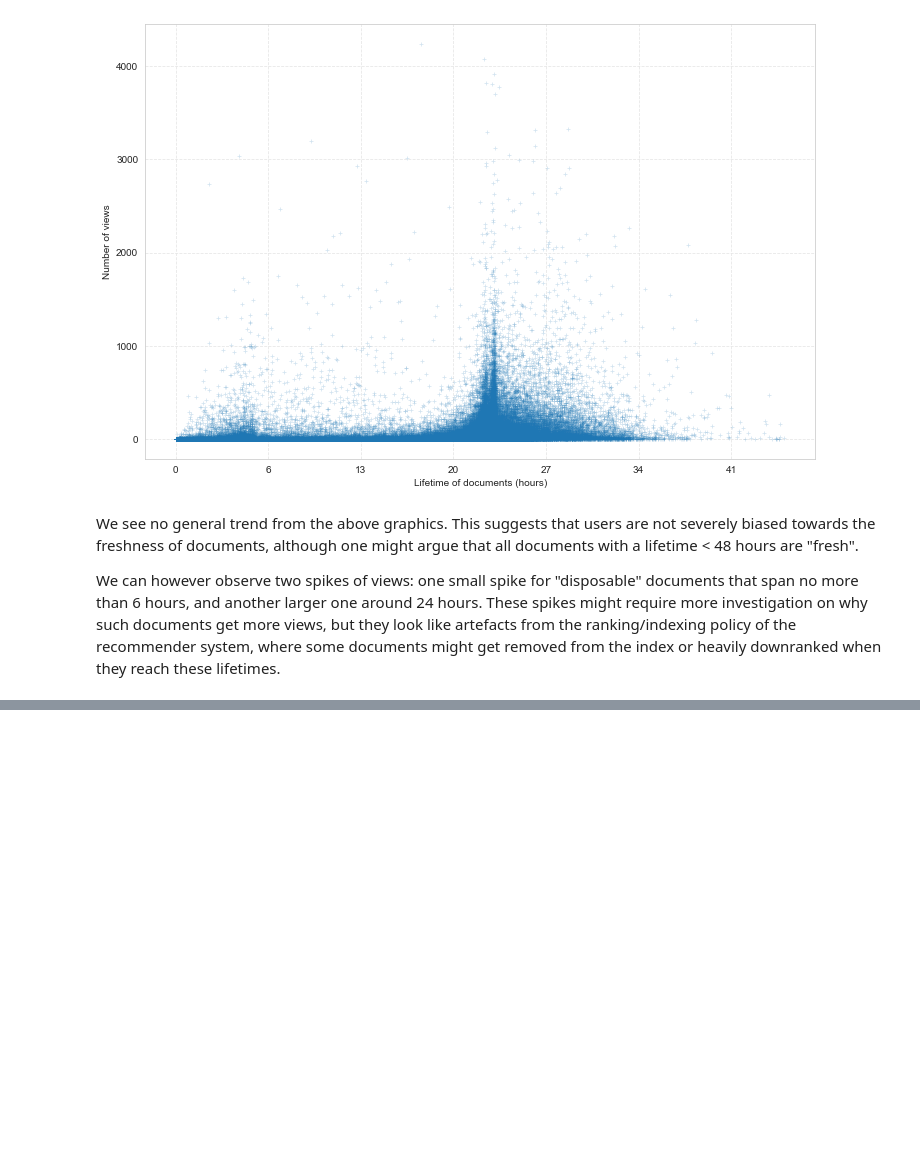
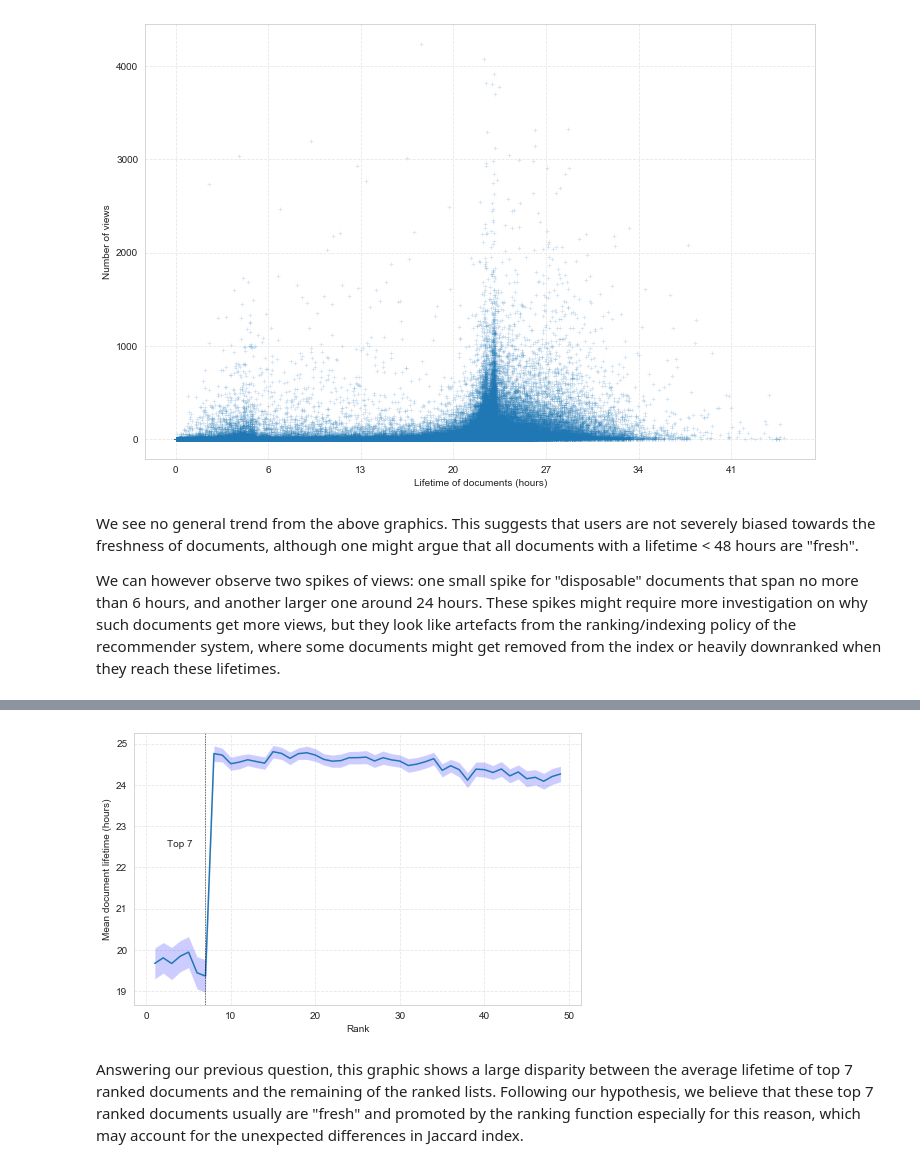
Before and after one commit to romaindeveaud/unbiased_rec, a Jupyter notebook: notebooks/Documents.ipynb, the cells around one changed output, grey strips where cells are left out. Drawn from its saved outputs; the diff is of its cells as text; code cells hidden in the pictures; blank space fills up the shorter version.

```diff
--- a/notebooks/Documents.ipynb
+++ b/notebooks/Documents.ipynb
@@ -110,0 +229,24 @@ These spikes might require more investigation on why such documents get more vie
+# %%
+lifetime = []
+
+for user in sample_users:
+  for session in user_sessions[user]:
+    lt = docs_df.loc[rank_df[rank_df.session_id == session].item_id].life_span.values
+    lifetime.append(lt)
+# %%
+lifetime=np.asarray(lifetime)
+
+mean_lt = np.mean(lifetime,axis=0)/3600
+moe_lt  = [ 1.959*(np.std(lifetime[:,i])/3600)/np.sqrt(len(lifetime[:,i])) for i in range(49) ]
+
+plt.figure(figsize=(8,5))
+ax = sns.lineplot(x=list(range(1,50)),y=mean_lt)
+ax.fill_between(list(range(1,50)), mean_lt+moe_lt, mean_lt-moe_lt, facecolor='blue', alpha=0.2)
+plt.axvline(7,linewidth=.5,linestyle='--',color='black')
+plt.text(2.5,22.5,'Top 7')
+g = ax.set(xlabel='Rank',ylabel='Mean document lifetime (hours)')
+# %% [output]
+[figure, added]
+# %% [markdown]
+Answering our previous question, this graphic shows a large disparity between the average lifetime of top 7 ranked documents and the remaining of the ranked lists.
+Following our hypothesis, we believe that these top 7 ranked documents usually are "fresh" and promoted by the ranking function especially for this reason, which may account for the unexpected differences in Jaccard index.
```
Also changed, not shown: parts of 10 cells of this notebook, 1 other file.
